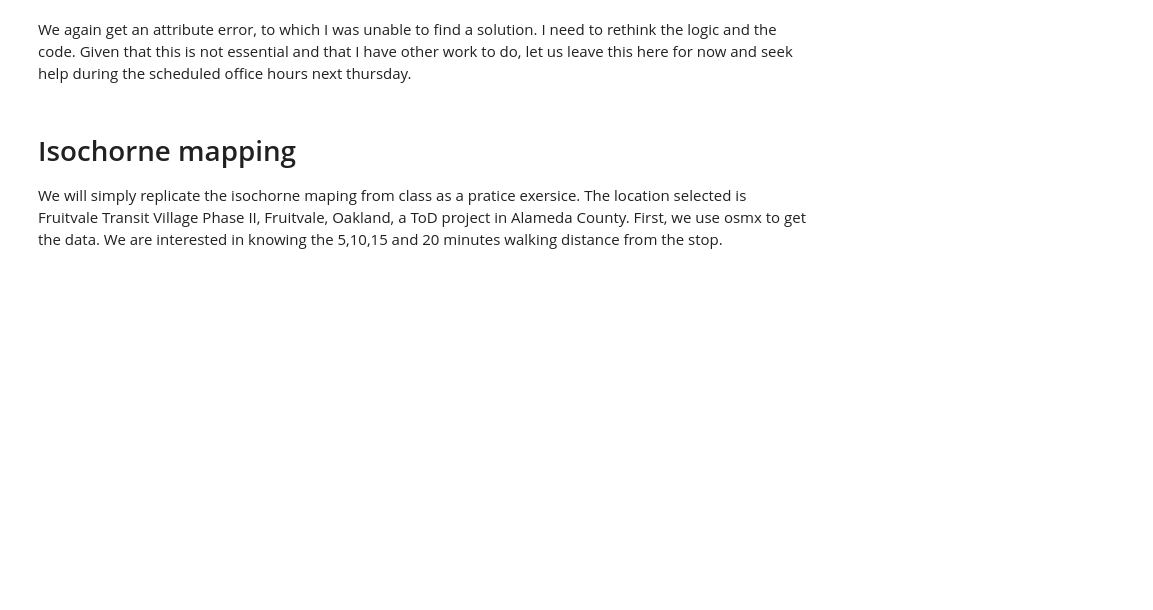
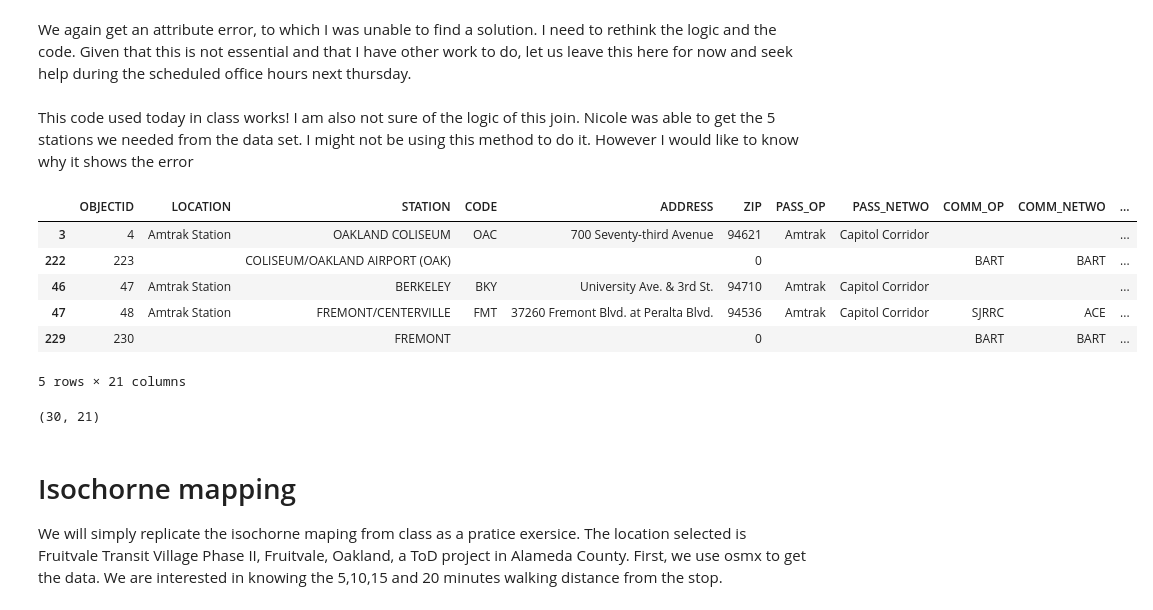
Before and after one commit to nlmatteson/UP206A--Final-Project, a Jupyter notebook: chaithra_week_4/Stations.ipynb, the cells around one changed output. Drawn from its saved outputs; the diff is of its cells as text; code cells hidden in the pictures; blank space fills up the shorter version.

```diff
--- a/chaithra_week_4/Stations.ipynb
+++ b/chaithra_week_4/Stations.ipynb
@@ -115,6 +123,24 @@ bstations = cstations.sjoin(azip, how="inner", predicate='intersects')
 AttributeError: 'GeoDataFrame' object has no attribute 'sjoin'
 # %% [markdown]
 We again get an attribute error, to which I was unable to find a solution. I need to rethink the logic and the code. Given that this is not essential and that I have other work to do, let us leave this here for now and seek help during the scheduled office hours next thursday.
+# %%
+bstations = gpd.sjoin(cstations, azip)
+# %% [markdown]
+This code used today in class works! I am also not sure of the logic of this join. Nicole was able to get the 5 stations we needed from the data set. I might not be using this method to do it. However I would like to know why it shows the error
+# %%
+bstations.head()
+# %% [output]
+|  | OBJECTID | LOCATION | STATION | CODE | ADDRESS | ZIP | PASS_OP | PASS_NETWO | COMM_OP | COMM_NETWO | ... |
+| 3 | 4 | Amtrak Station | OAKLAND COLISEUM | OAC | 700 Seventy-third Avenue | 94621 | Amtrak | Capitol Corridor |  |  | ... |
+| 222 | 223 |  | COLISEUM/OAKLAND AIRPORT (OAK) |  |  | 0 |  |  | BART | BART | ... |
+| 46 | 47 | Amtrak Station | BERKELEY | BKY | University Ave. & 3rd St. | 94710 | Amtrak | Capitol Corridor |  |  | ... |
+| 47 | 48 | Amtrak Station | FREMONT/CENTERVILLE | FMT | 37260 Fremont Blvd. at Peralta Blvd. | 94536 | Amtrak | Capitol Corridor | SJRRC | ACE | ... |
+| 229 | 230 |  | FREMONT |  |  | 0 |  |  | BART | BART | ... |
+5 rows × 21 columns
+# %%
+bstations.shape
+# %% [output]
+(30, 21)
 # %% [markdown]
 # Isochorne mapping
 We will simply replicate the isochorne maping from class as a pratice exersice. The location selected is Fruitvale Transit Village Phase II, Fruitvale, Oakland, a ToD project in Alameda County.
```
Also changed, not shown: parts of 6 cells of this notebook.
